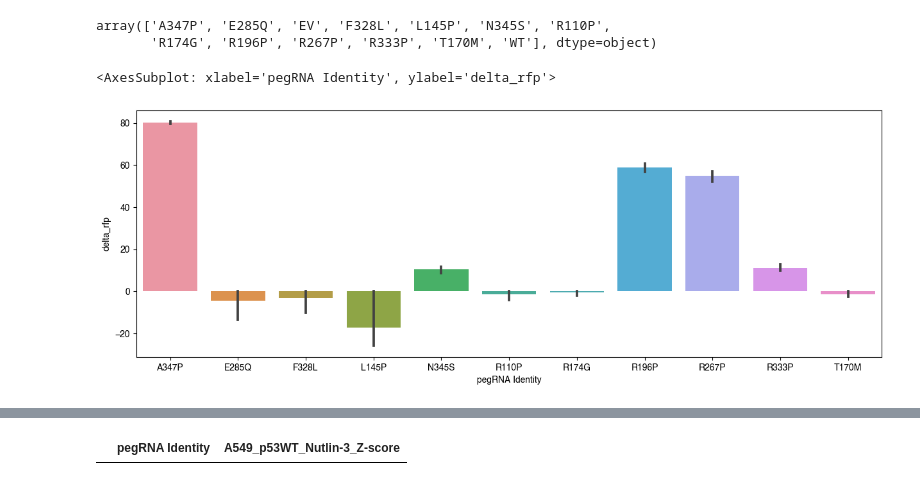
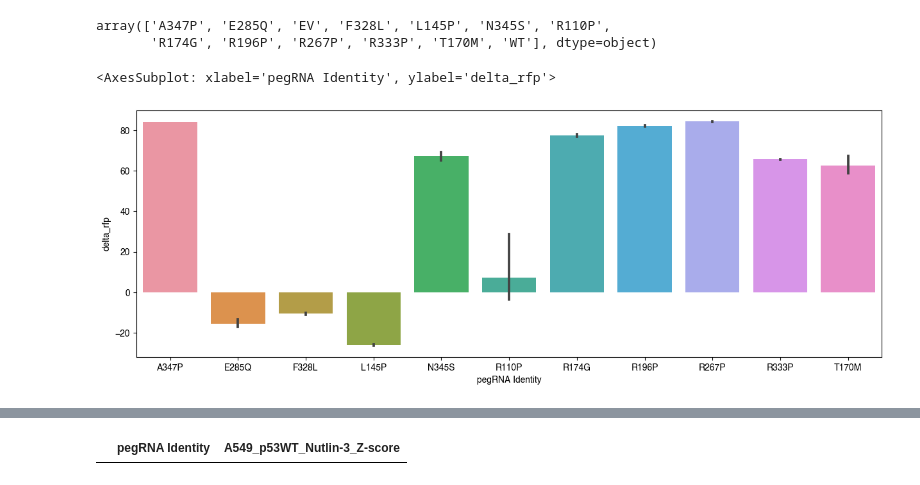
Before and after one commit to samgould2/p53-prime-editing-sensor, a Jupyter notebook: figure6.ipynb, the cells around one changed output, grey strips where cells are left out. Saved outputs shown, nothing was run; the diff lists cells and outputs as text; code cells hidden in the pictures.

Commit message:
figure 6 updates

```diff
--- a/figure6.ipynb
+++ b/figure6.ipynb
@@ -948,5 +1523,5 @@ fig.delaxes(ax[5][4])
 # %%
-def event_correction(concat_a549_OD, timepoint_final=2, event_threshold=500):
+def event_correction(concat_a549_OD, timepoint_final=3, event_threshold=500):
     """
     Function for correction of RFP% when below a certain event threshold;
     If sample is below threshold, this function transforms the dataframe so that
@@ -1022,3 +1597,7 @@ cdna_t0_day7
 | 247 | 12 | NaN | 9804 | 1.38000 | NaN | NaN | WT | Treated | NaN | ... |
 | 248 | 13 | NaN | 10076 | 0.02000 | NaN | NaN | CONTROL | Treated | NaN | ... |
 165 rows × 10 columns
+# %%
+cdna_t0_day10 = cdna[cdna['Timepoint'].isin([0,3])]
+cdna_t0_day10.loc[cdna_t0_day10['Timepoint']==3, 'Timepoint']=1
+cdna_t0_day10
@@ -1025,2 +1618,2 @@ cdna_t0_day7
 # %%
-corr_d0_d7 = event_correction(cdna_t0_day7, timepoint_final=1, event_threshold=1000)
+corr_d0_d10 = event_correction(cdna_t0_day10, timepoint_final=1, event_threshold=500)
@@ -1027,5 +1636,5 @@ corr_d0_d7 = event_correction(cdna_t0_day7, timepoint_final=1, event_threshold=1
 # %%
-plot_df = corr_d0_d7
+plot_df = corr_d0_d10
 
 #and plotting
 s1 = np.unique(plot_df['cDNA Identity'])
@@ -1134,15 +1743,15 @@ np.unique(cdna_nut_delta['cDNA Identity'])
 array(['A347P', 'E285Q', 'EV', 'F328L', 'L145P', 'N345S', 'R110P',
        'R174G', 'R196P', 'R267P', 'R333P', 'T170M', 'WT'], dtype=object)
 # %%
-pegrna_nut_delta = delta_pegrna[(delta_pegrna['Timepoint']==1) & (delta_pegrna['Treatment']=='Treated')]
+pegrna_nut_delta = delta_pegrna[(delta_pegrna['Timepoint']==2) & (delta_pegrna['Treatment']=='Treated')]
 l_mat = ['A347P', 'E285Q', 'F328L', 'L145P', 'N345S', 'R110P',
        'R174G', 'R196P', 'R267P', 'R333P', 'T170M',]
 pegrna_nut_delta2 = pegrna_nut_delta[pegrna_nut_delta['pegRNA Identity'].isin(l_mat)]
 fig, ax = plt.subplots(figsize=(15,5))
 sns.barplot(data=pegrna_nut_delta2, x='pegRNA Identity', y='delta_rfp')
 # %% [output]
 <AxesSubplot: xlabel='pegRNA Identity', ylabel='delta_rfp'>
-[figure, old version]
+[figure, new version]
 # %%
 pegrna_nut_delta2 = pegrna_nut_delta[pegrna_nut_delta['pegRNA Identity'].isin(l_mat)]
 
```
Also changed, not shown: parts of 37 cells of this notebook, 6 other files.
